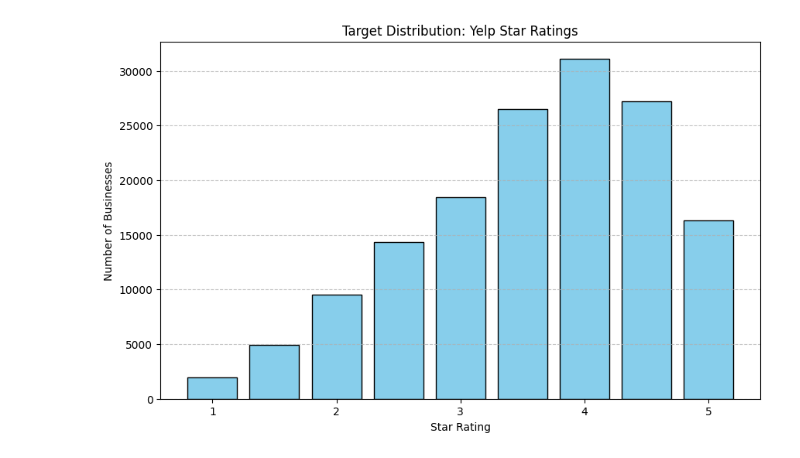
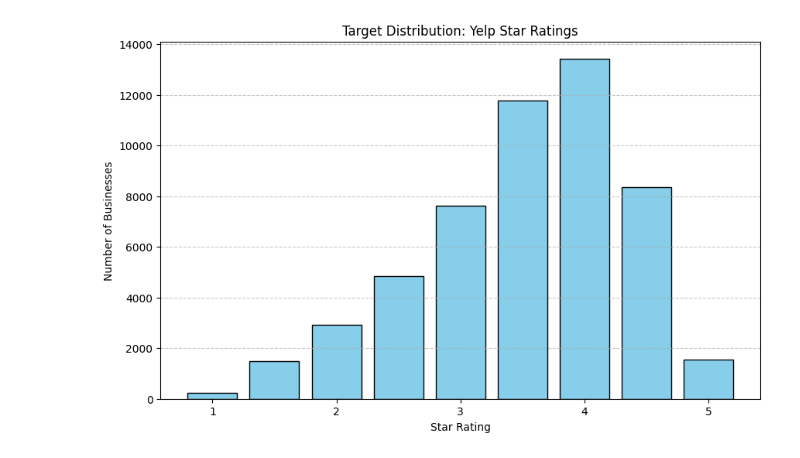
Before and after one commit to ascandone/yelp-prediction, a Jupyter notebook: notebook.ipynb, the cells around one changed output. Saved outputs shown, nothing was run; the diff lists cells and outputs as text; code cells hidden in the pictures.

Commit message:
add graphs

```diff
--- a/notebook.ipynb
+++ b/notebook.ipynb
@@ -6,31 +6,34 @@ import polars as pl
 import dataframes as df
 import matplotlib.pyplot as plt
 # %%
-(df_businesses, df_reviews, df_photos, df_features) = pl.collect_all(
+(df_restaurants, df_reviews, df_photos_by_business, df_features) = pl.collect_all(
     (
-        df.q_businesses,
+        df.q_restaurants,
         df.q_reviews,
-        df.q_photos,
+        df.q_photos_agg,
         df.q_features,
     )
 )
 # %%
 def run(f):
+    # see https://peps.python.org/pep-0318/
     """Simple function that can be used as @decorator so that we don't pollute scopes"""
-    return f()
+    out = f()
+    if out is not None:
+      display(out)
 # %%
 @run
 def _show_stars_dist():
-    stars_dist = df_businesses.group_by("stars").len().sort("stars")
+    stars_dist = df_restaurants.group_by("stars").len().sort("stars")
     x = stars_dist["stars"].to_list()
     y = stars_dist["len"].to_list()
 
     plt.figure(figsize=(10, 6))
     # Width=0.4 because steps are 0.5 (prevents bars from touching)
     plt.bar(x, y, width=0.4, color="skyblue", edgecolor="black")
     plt.title("Target Distribution: Yelp Star Ratings")
     plt.xlabel("Star Rating")
     plt.ylabel("Number of Businesses")
     plt.grid(axis="y", linestyle="--", alpha=0.7)
 # %% [output]
-[figure, old version]
+[figure, new version]
```
Also changed, not shown: parts of 4 cells of this notebook, 1 other file.
